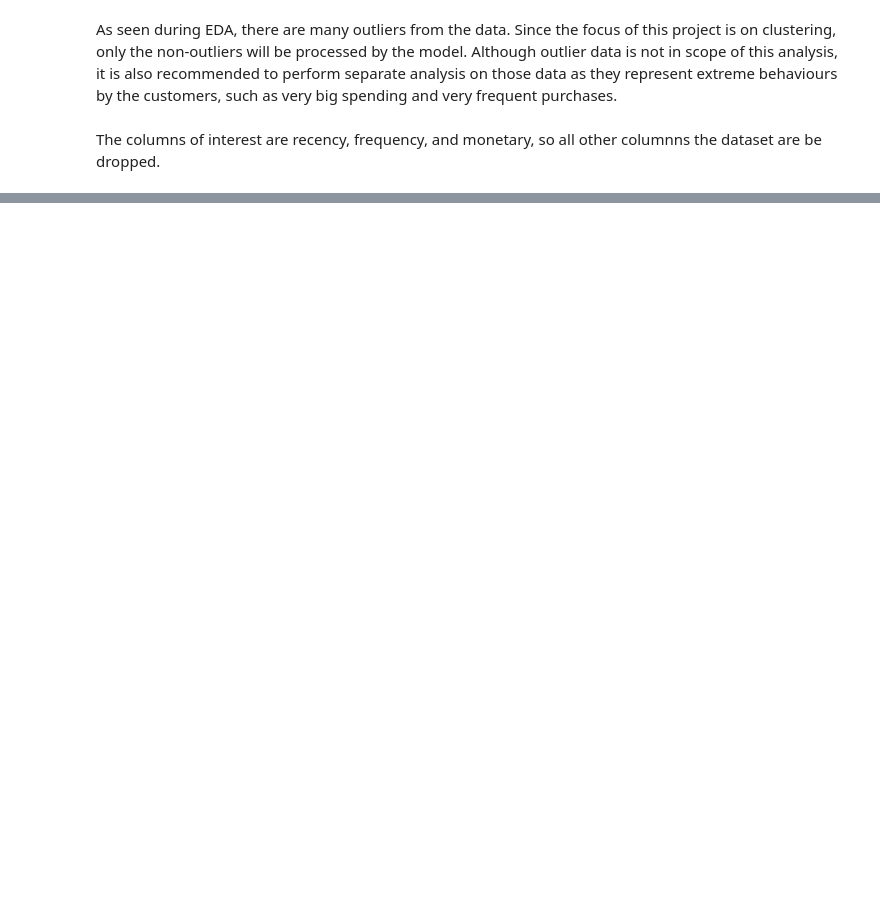
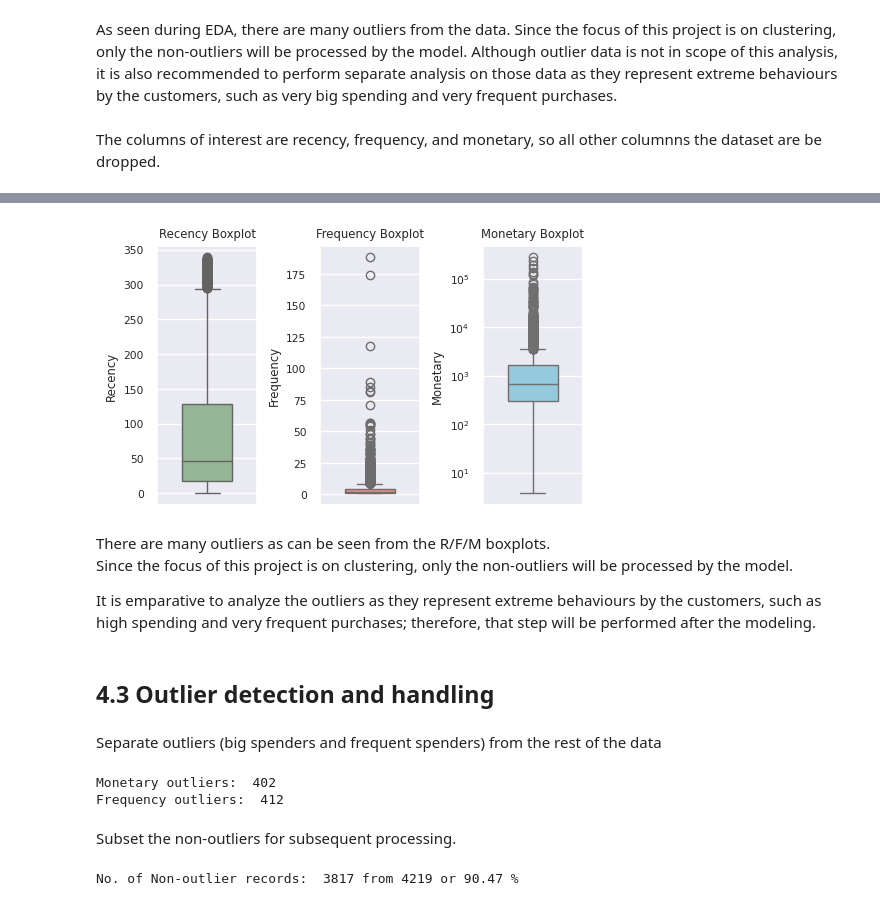
Before and after one commit to ds-edu/DataScienceCapstone_OnlineRetail, a Jupyter notebook: notebooks/Preprocessing.ipynb, the cells around one changed output, grey strips where cells are left out. Saved outputs shown, nothing was run; the diff lists cells and outputs as text; code cells hidden in the pictures; blank space fills up the shorter version.

```diff
--- a/notebooks/Preprocessing.ipynb
+++ b/notebooks/Preprocessing.ipynb
@@ -134,0 +114,72 @@ df_rfm_scaled.to_csv("../data/interim/online_retail_preprocessed.csv",  index=Fa
+# %%
+sns.set(font_scale=0.7, style='darkgrid')
+fig, ax= plt.subplots(1,3, figsize=(5,3))
+
+#Recency
+sns.boxplot(data=df_percust.Recency, color='darkseagreen', ax=ax[0], width=0.5)
+ax[0].set_title('Recency Boxplot')
+
+#Frequency
+sns.boxplot(data=df_percust.Frequency, color='salmon', ax=ax[1], width=0.5)
+ax[1].set_title('Frequency Boxplot')
+
+#Monetary
+sns.boxplot(data=df_percust.Monetary, color='skyblue', ax=ax[2], width=0.5)
+ax[2].set_title('Monetary Boxplot')
+ax[2].set_yscale('log')
+
+plt.tight_layout(pad=1)
+plt.show()
+# %% [output]
+[figure, added]
+# %% [markdown]
+There are many outliers as can be seen from the R/F/M boxplots. \
+Since the focus of this project is on clustering, only the non-outliers will be processed by the model.
+
+It is emparative to analyze the outliers as they represent extreme behaviours by the customers, such as high spending and very frequent purchases; therefore, that step will be performed after the modeling.
+# %% [markdown]
+## 4.3 Outlier detection and handling
+# %% [markdown]
+Separate outliers (big spenders and frequent spenders) from the rest of the data
+# %%
+#Create a function for extracting outliers
+def outliers(p_df, col):
+    '''Function for computing outliers.
+    Input: (1)Dataframe, (2)column name.
+    Return: rows of outliers in a dataframe'''
+
+    q1 = p_df[col].quantile(0.25)
+    q3 = p_df[col].quantile(0.75)
+    iqr = q3 - q1
+    outlier = p_df[( p_df[col] > (q3 + 1.5*iqr)) | (p_df[col] < (q1 - 1.5*iqr)) ]
+    return outlier
+
+#Big spenders: Monetaty outliers
+df_m_outliers = outliers(df_percust, 'Monetary')
+
+# Save to file for further analysis
+df_m_outliers.to_csv("../data/processed/online_retail_m_outliers.csv",  index=False)
+
+#Frequent buyers: Frequency outliers
+df_f_outliers = outliers(df_percust, 'Frequency')
+
+# Save to file for further analysis
+df_f_outliers.to_csv("../data/processed/online_retail_f_outliers.csv",  index=False)
+
+print('Monetary outliers: ', df_m_outliers.shape[0])
+print('Frequency outliers: ', df_f_outliers.shape[0])
+
+log_changes(df_m_outliers.shape[0], 'Monetary outliers')
+log_changes(df_f_outliers.shape[0], 'Frequency outliers')
+# %% [output]
+Monetary outliers:  402
+Frequency outliers:  412
+# %% [markdown]
+Subset the non-outliers for subsequent processing.
+# %%
+df = df_percust[ (~df_percust.index.isin(df_m_outliers.index)) &  (~df_percust.index.isin(df_m_outliers.index)) ]
+print(f'No. of Non-outlier records:  {df.shape[0]} from {df_percust.shape[0]} or {round(df.shape[0]*100/df_percust.shape[0],2)} %' )
+
+log_changes(df.shape[0], 'Non-outliers in RFM records for modeling')
+# %% [output]
+No. of Non-outlier records:  3817 from 4219 or 90.47 %
```
Also changed, not shown: parts of 38 cells of this notebook.
